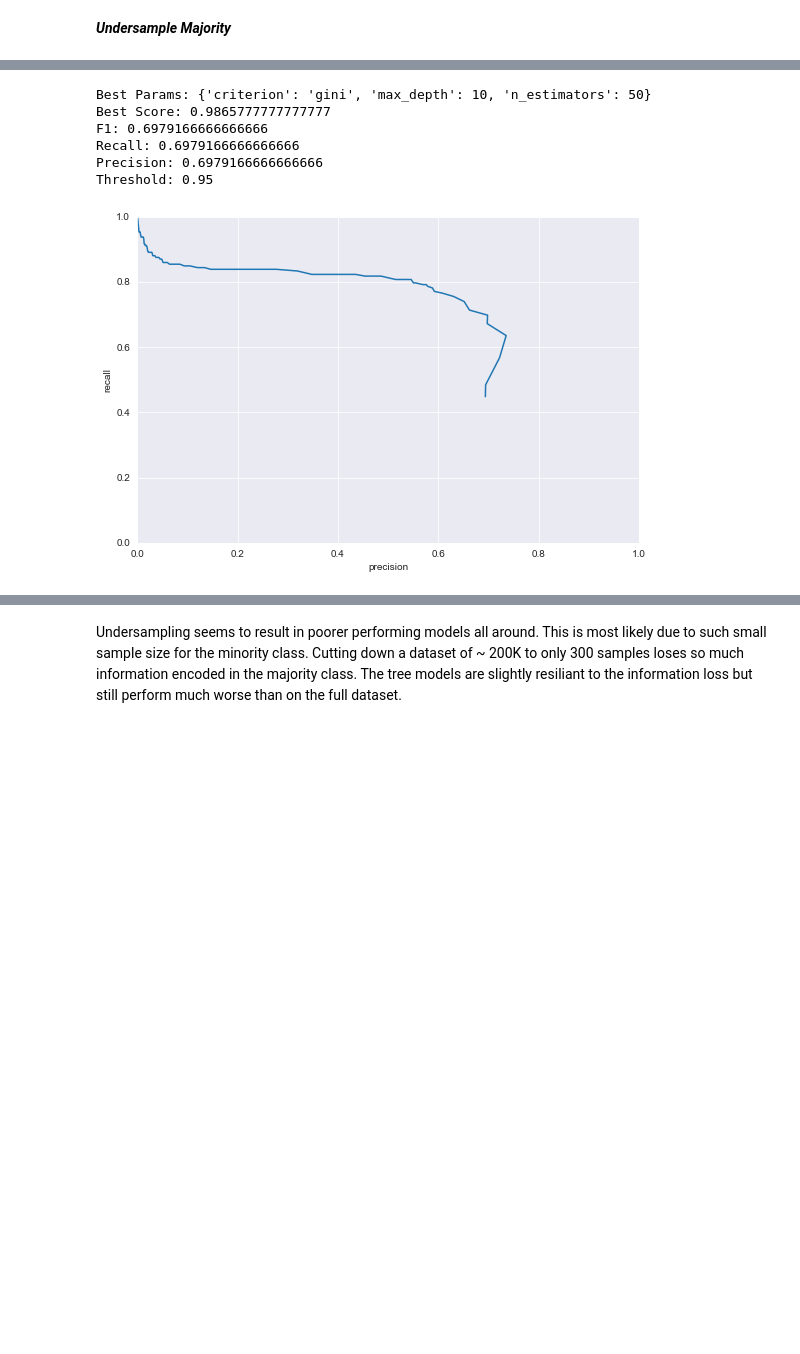
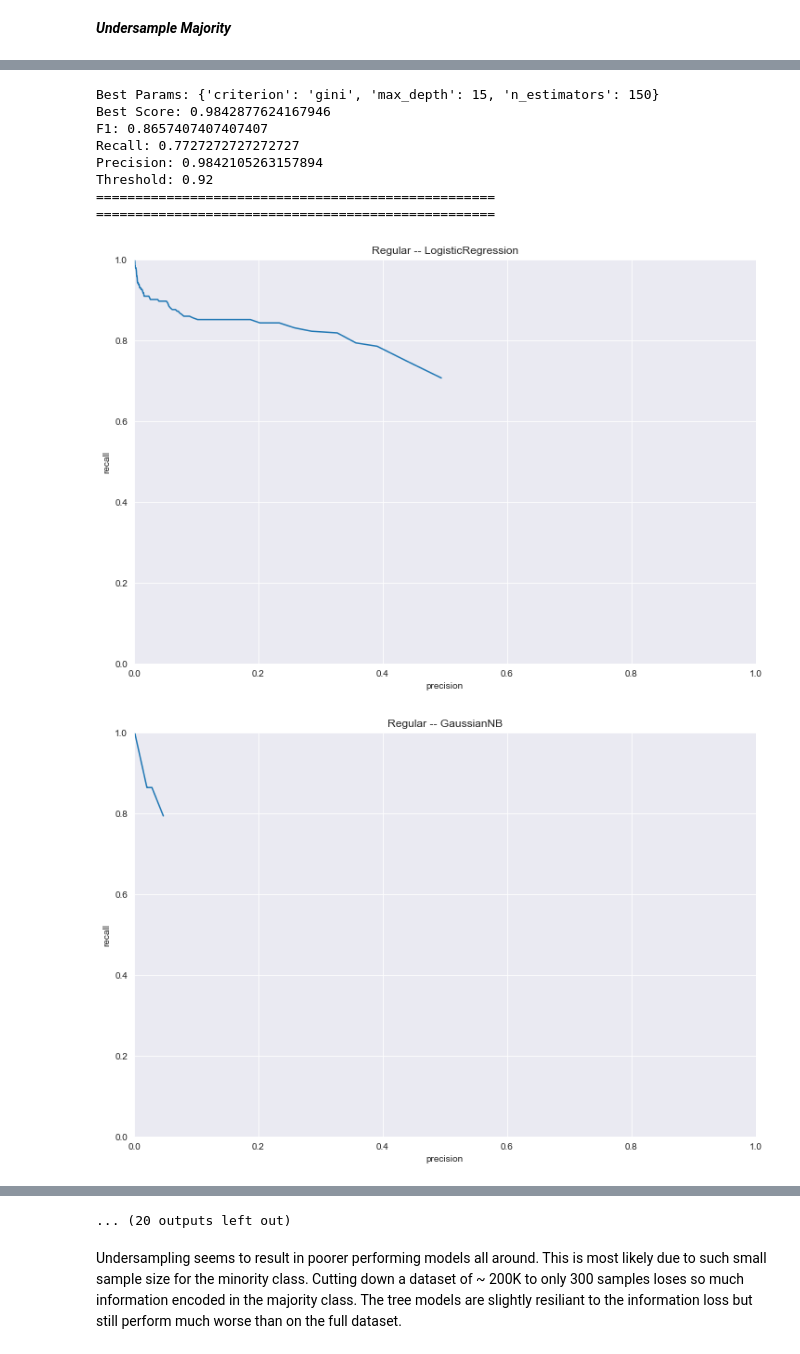
Before and after one commit to rshap91/credit_card_fraud, a Jupyter notebook: Classifiers.ipynb, the cells around one changed output, grey strips where cells are left out. Cells and saved outputs as stored; diff of their text form; code cells hidden in the pictures; blank space fills up the shorter version.

Commit message:
fix cfh funcs loop classifiers for diff data transforms

```diff
--- a/Classifiers.ipynb
+++ b/Classifiers.ipynb
@@ -291,7 +277,0 @@ Naive Bayes
-# %%
-# same problem as before
-priors = [(p, 1-p) for p in np.arange(0.1, 1, 0.1)]
-params = {'priors': priors}
-clf = GaussianNB()
-
-nb_us, x, y, = evaluate_classifier(train_us, test_us, clf, params)
@@ -326,18 +277,0 @@ Threshold: 0.96
-# %%
-params = {
-    'n_estimators': [10, 50,100, 150, 250],
-    'max_depth': [3,5,10,15,25],
-    'criterion': ['gini', 'entropy'],
-}
-clf = ExtraTreesClassifier(random_state = SEED)
-
-
-et_us, x, y, = evaluate_classifier(train_us, test_us, clf, params)
-# %% [output]
-Best Params: {'criterion': 'gini', 'max_depth': 10, 'n_estimators': 50}
-Best Score: 0.9865777777777777
-F1: 0.6979166666666666
-Recall: 0.6979166666666666
-Precision: 0.6979166666666666
-Threshold: 0.95
-[figure, removed]
@@ -343,0 +280,37 @@ Threshold: 0.95
+# %%
+results_us = {}
+# %%
+for data_transformed, transform_label in zip(
+    [df, scaled_df, deskewed, no_ol, deskewed_no_ol, no_ol_deskewed],
+    ['Regular', 'Scaled', 'De-Skewed', 'No Outliers', 'De-Skewed - No Outliers', 'No Outliers - De-Skewed']
+):
+    for clf, params in zip(
+        [
+            LogisticRegression(),
+            GaussianNB(),
+            RandomForestClassifier(random_state = SEED),
+            ExtraTreesClassifier(random_state = SEED)
+        ],
+        [
+            lr_params,
+            nb_params,
+            tree_params,
+            tree_params
+
+        ]
+
+    ):
+        model_name = str(clf.__class__).split('.')[-1].strip("'>")
+        label = transform_label + ' -- ' + model_name
+        print('EVALUATING:', label)
+        print()
+        train_reg, test_reg = get_sample(data_transformed, n_undersample=250)
+        print()
+        plt.figure(figsize=(12,8))
+        mod, x, y, stats = evaluate_classifier(train_reg, test_reg, clf, params)
+        plt.title(label)
+        results_us[label] = (mod,x,y,stats)
+        print('===================================================')
+        print('===================================================')
+        print()
+# %% [output]
@@ -343,0 +430,10 @@ Threshold: 0.95
+Best Params: {'criterion': 'gini', 'max_depth': 15, 'n_estimators': 150}
+Best Score: 0.9842877624167946
+F1: 0.8657407407407407
+Recall: 0.7727272727272727
+Precision: 0.9842105263157894
+Threshold: 0.92
+===================================================
+===================================================
+[figure, added]
+[figure, added]
@@ -343,0 +442 @@ Threshold: 0.95
+... (20 outputs left out)
```
Also changed, not shown: parts of 38 cells of this notebook, 1 other file.
